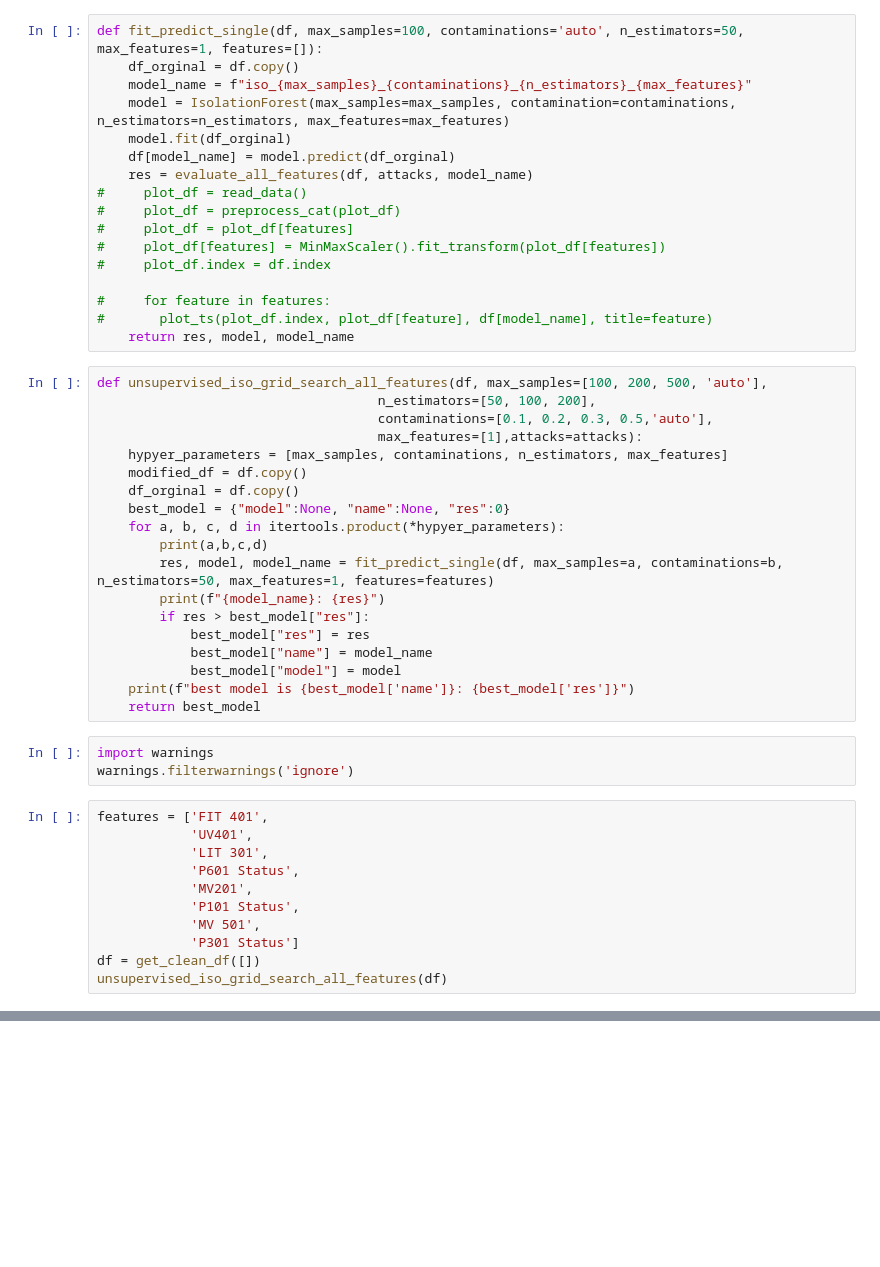
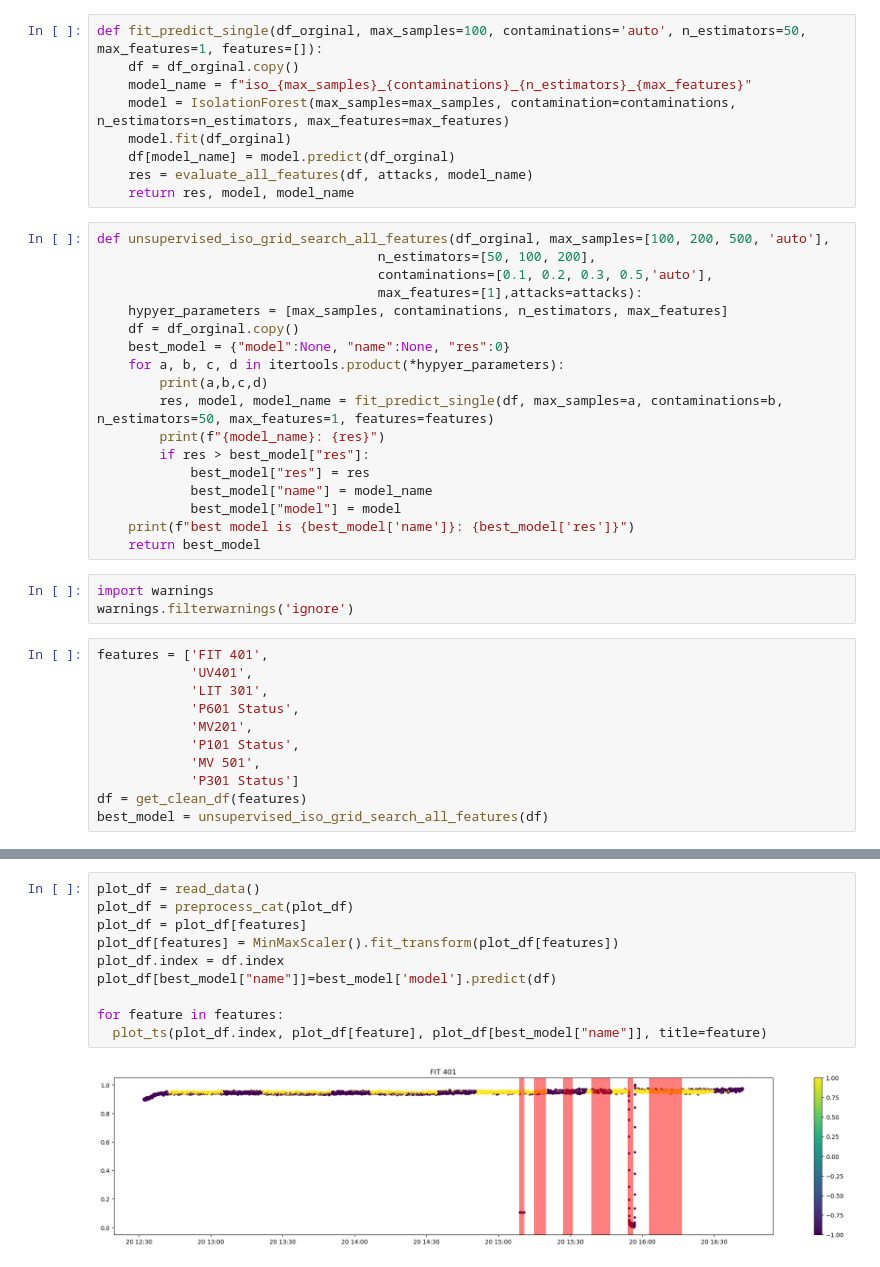
Before and after one commit to OscarCabreraRodriguez/SWaT-Dataset-Streaming-Framework, a Jupyter notebook: src/streaming/unsupervised_grid_search.ipynb, the cells around one changed output, grey strips where cells are left out. Cells and saved outputs as stored; diff of their text form; blank space fills up the shorter version.

Commit message:
plot anomalies

```diff
--- a/src/streaming/unsupervised_grid_search.ipynb
+++ b/src/streaming/unsupervised_grid_search.ipynb
@@ -197,30 +197,21 @@ def fit_predict(all_features=False):
                                     contaminations=['auto']) # attack info used for evaluation
       print(best_model)
 # %%
-def fit_predict_single(df, max_samples=100, contaminations='auto', n_estimators=50, max_features=1, features=[]):
-    df_orginal = df.copy()
+def fit_predict_single(df_orginal, max_samples=100, contaminations='auto', n_estimators=50, max_features=1, features=[]):
+    df = df_orginal.copy()
     model_name = f"iso_{max_samples}_{contaminations}_{n_estimators}_{max_features}"
     model = IsolationForest(max_samples=max_samples, contamination=contaminations, n_estimators=n_estimators, max_features=max_features)
     model.fit(df_orginal)
     df[model_name] = model.predict(df_orginal)
     res = evaluate_all_features(df, attacks, model_name)
-#     plot_df = read_data()
-#     plot_df = preprocess_cat(plot_df)
-#     plot_df = plot_df[features]
-#     plot_df[features] = MinMaxScaler().fit_transform(plot_df[features])
-#     plot_df.index = df.index
-
-#     for feature in features:
-#       plot_ts(plot_df.index, plot_df[feature], df[model_name], title=feature)
     return res, model, model_name
 # %%
-def unsupervised_iso_grid_search_all_features(df, max_samples=[100, 200, 500, 'auto'],
+def unsupervised_iso_grid_search_all_features(df_orginal, max_samples=[100, 200, 500, 'auto'],
                                     n_estimators=[50, 100, 200],
                                     contaminations=[0.1, 0.2, 0.3, 0.5,'auto'],
                                     max_features=[1],attacks=attacks):
     hypyer_parameters = [max_samples, contaminations, n_estimators, max_features]
-    modified_df = df.copy()
-    df_orginal = df.copy()
+    df = df_orginal.copy()
     best_model = {"model":None, "name":None, "res":0}
     for a, b, c, d in itertools.product(*hypyer_parameters):
         print(a,b,c,d)
@@ -244,7 +235,7 @@ features = ['FIT 401',
             'P101 Status',
             'MV 501',
             'P301 Status']
-df = get_clean_df([])
-unsupervised_iso_grid_search_all_features(df)
+df = get_clean_df(features)
+best_model = unsupervised_iso_grid_search_all_features(df)
 # %% [output]
 100 0.1 50 1
@@ -270,0 +265,12 @@ best model is iso_500_0.5_50_1: 0.4901814362021631
+# %%
+plot_df = read_data()
+plot_df = preprocess_cat(plot_df)
+plot_df = plot_df[features]
+plot_df[features] = MinMaxScaler().fit_transform(plot_df[features])
+plot_df.index = df.index
+plot_df[best_model["name"]]=best_model['model'].predict(df)
+
+for feature in features:
+  plot_ts(plot_df.index, plot_df[feature], plot_df[best_model["name"]], title=feature)
+# %% [output]
+[figure, added]
```
Also changed, not shown: parts of 6 cells of this notebook.
